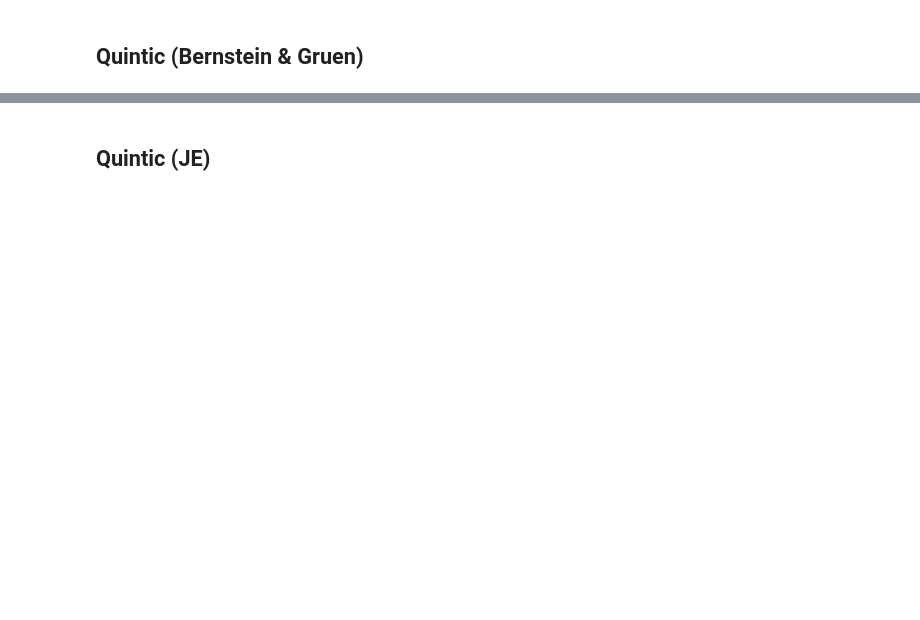
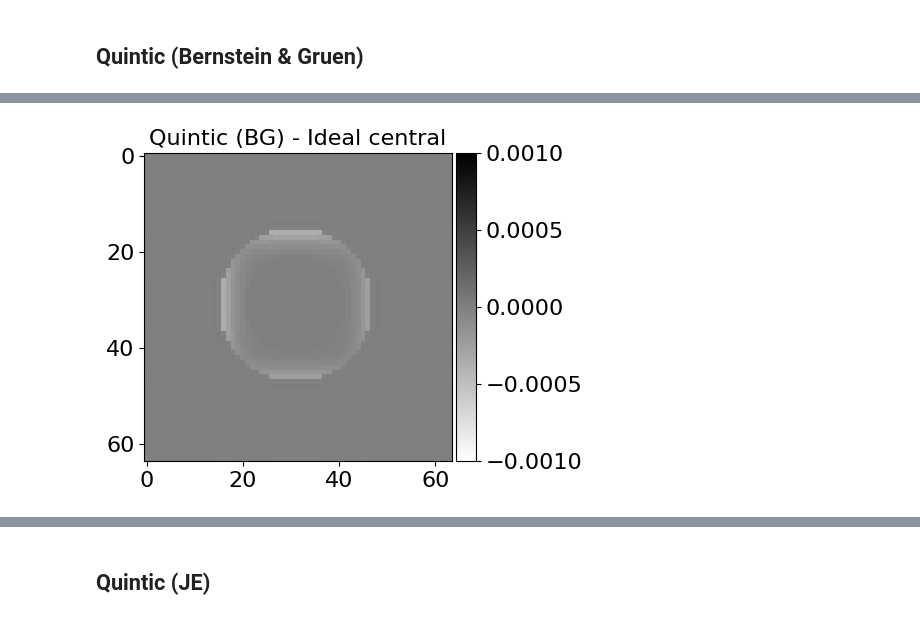
Before and after one commit to jecampagne/interpolation, a Jupyter notebook: impactof_Kukernel_Figures.ipynb, the cells around one changed output, grey strips where cells are left out. Cells and saved outputs as stored; diff of their text form; code cells hidden in the pictures; blank space fills up the shorter version.

```diff
--- a/impactof_Kukernel_Figures.ipynb
+++ b/impactof_Kukernel_Figures.ipynb
@@ -48 +64,19 @@ def clean_tiny_cplx(x, tol=1e-12):
+# %%
+Nin = 32
+f = 2./Nin
+imgOrig = np.zeros((Nin,Nin),dtype=float)
+def trig(x):
+    mask1 = 3*x<1.
+    mask2 = 3*x>=2.
+    mask3 = 3*x<3.
+    if mask1|(mask2&mask3):
+        return 1.
+    else:
+        return 0.
+for iy in range(-Nin//2,Nin//2):
+    for ix in range(-Nin//2,Nin//2):
+        fx = f*ix
+        fy = f*iy
+        rad = np.sqrt(fx**2+fy**2)
+        imgOrig[ix+15,iy+15]=trig(rad)
 # %%
@@ -394,3 +489,9 @@ plotImg(crop_at(F_quinticBG_real-F_real_ideal,64,64),fig,vmin=vmin, vmax=vmax,\
+# %%
+fig=figure(figsize=(4,4))
+plotImg(crop_at(F_quinticBG_real-F_real_ideal,64,64),fig,vmin=-0.001, vmax=0.001,\
+    title="Quintic (BG) - Ideal central")
+# %% [output]
+[figure, added]
 # %%
 fig=figure(figsize=(4,4))
 plotImg(crop_at(F_quinticBG_real-F_real_ideal,64,64,128,0),fig,vmin=vmin, vmax=vmax,\
```
Also changed, not shown: parts of 39 cells of this notebook.
